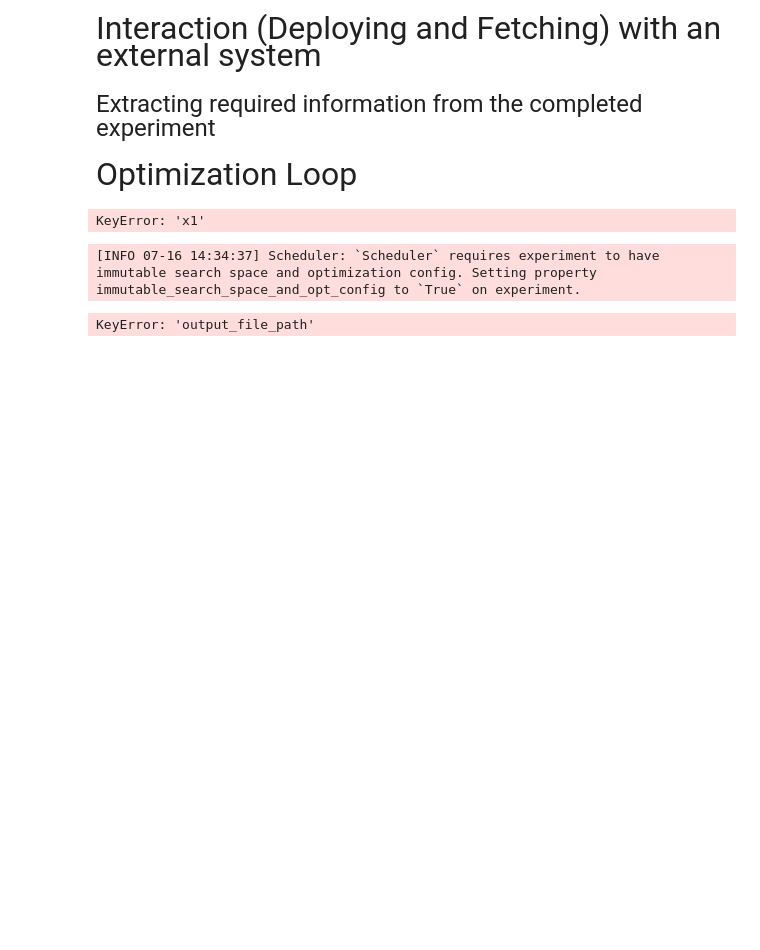
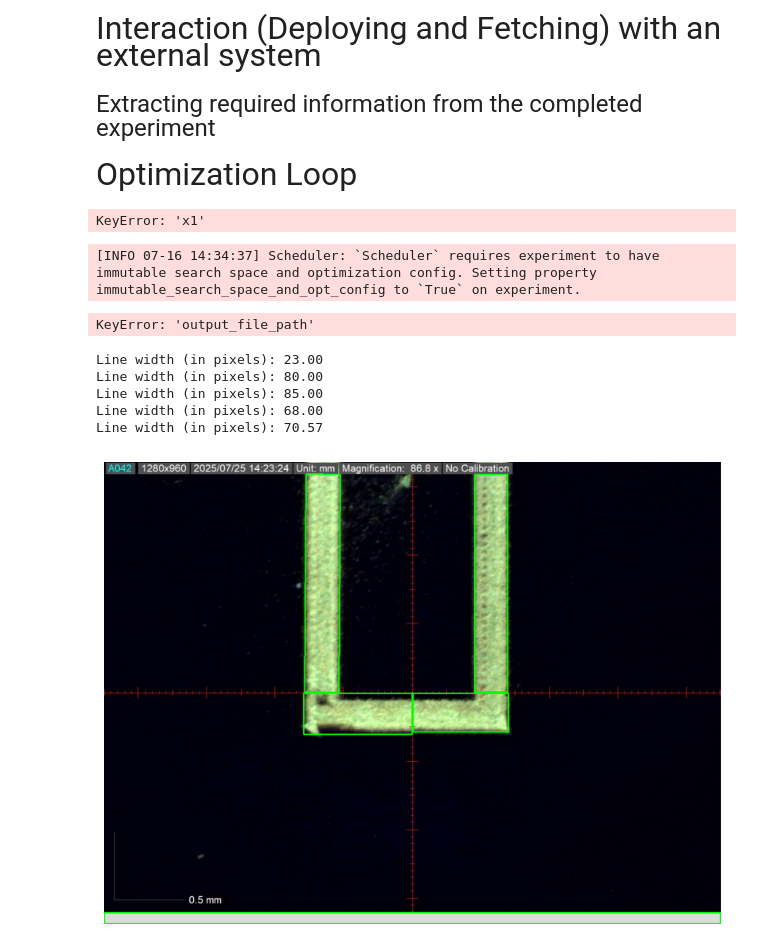
Before and after one commit to arses-ui/BayesianOptimization, a Jupyter notebook: BO.ipynb, the cells around one changed output. Saved outputs shown, nothing was run; the diff lists cells and outputs as text; code cells hidden in the pictures; blank space fills up the shorter version.

```diff
--- a/BO.ipynb
+++ b/BO.ipynb
@@ -230,3 +230,55 @@ client.run_trials(
 # %% [output]
 [INFO 07-16 14:34:37] Scheduler: `Scheduler` requires experiment to have immutable search space and optimization config. Setting property immutable_search_space_and_opt_config to `True` on experiment.
 KeyError: 'output_file_path'
+# %%
+import cv2
+import numpy as np
+import matplotlib.pyplot as plt
+
+# Load your image
+img = cv2.imread(r"C:\Users\arses\Downloads\testpicture.jpg")
+gray = cv2.cvtColor(img, cv2.COLOR_BGR2GRAY)
+
+# Thresholding to binary
+_, thresh = cv2.threshold(gray, 0, 255, cv2.THRESH_BINARY + cv2.THRESH_OTSU)
+
+# Optional: Morphological cleaning
+kernel = np.ones((5,5), np.uint8)
+cleaned = cv2.morphologyEx(thresh, cv2.MORPH_OPEN, kernel)
+
+# Find contours
+contours, _ = cv2.findContours(cleaned, cv2.RETR_EXTERNAL, cv2.CHAIN_APPROX_SIMPLE)
+
+# Create a copy to draw on
+output = img.copy()
+
+# Draw contours and bounding boxes
+for cnt in contours:
+    area = cv2.contourArea(cnt)
+
+
+    if area > 1000:  # Filter out small noise
+        rect = cv2.minAreaRect(cnt)  # Rotated rect
+        box = cv2.boxPoints(rect)
+        box = np.int32(box)
+
+        # Draw bounding box
+        cv2.drawContours(output, [box], 0, (0, 255, 0), 2)
+
+        # Width and height of bounding box
+        w, h = rect[1]
+        width = min(w, h)  # Assuming horizontal line
+        print(f"Line width (in pixels): {width:.2f}")
+
+# Display result
+plt.figure(figsize=(10,10))
+plt.imshow(cv2.cvtColor(output, cv2.COLOR_BGR2RGB))
+plt.axis('off')
+plt.show()
+# %% [output]
+Line width (in pixels): 23.00
+Line width (in pixels): 80.00
+Line width (in pixels): 85.00
+Line width (in pixels): 68.00
+Line width (in pixels): 70.57
+[figure, added]
```
Also changed, not shown: 1 other file.
